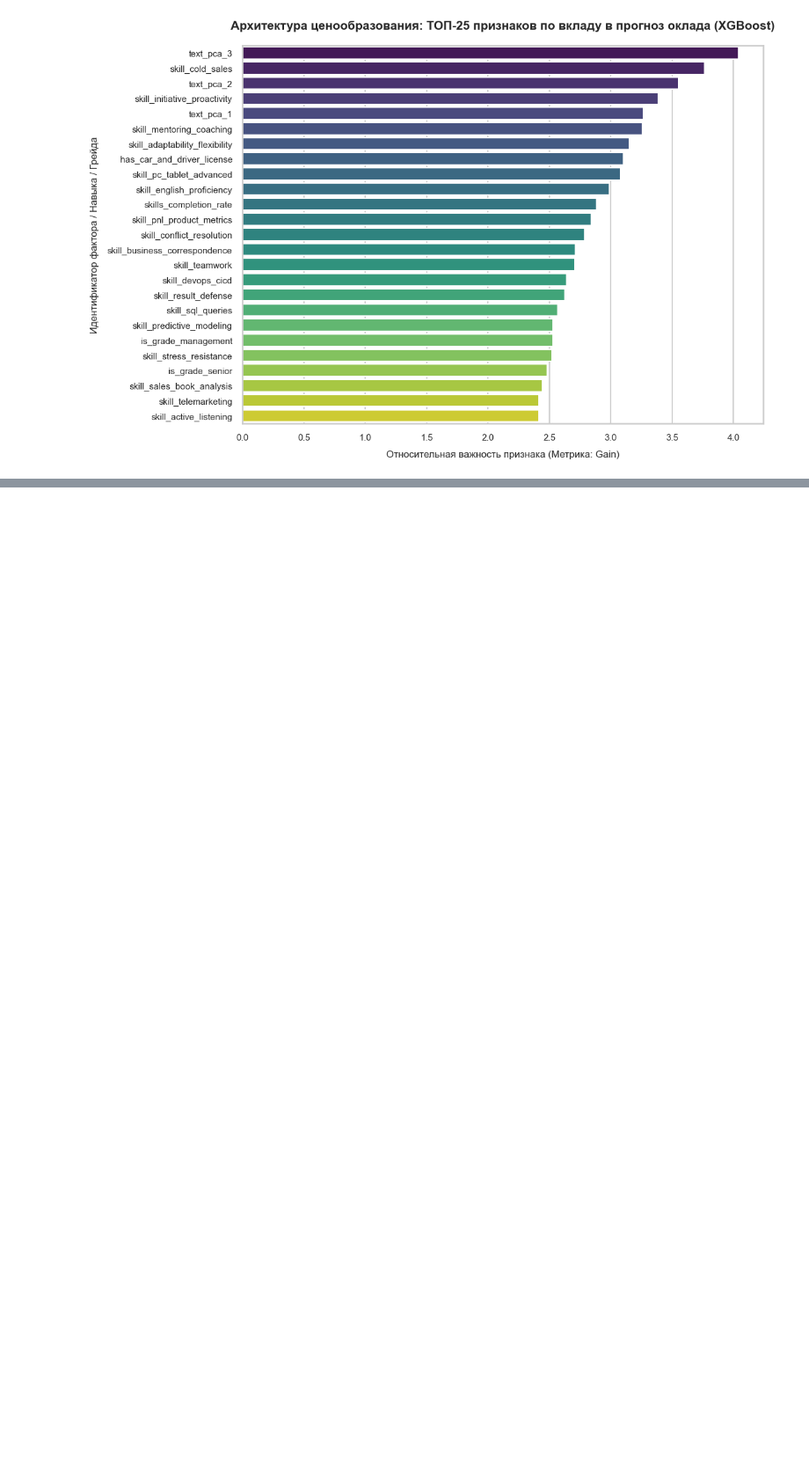
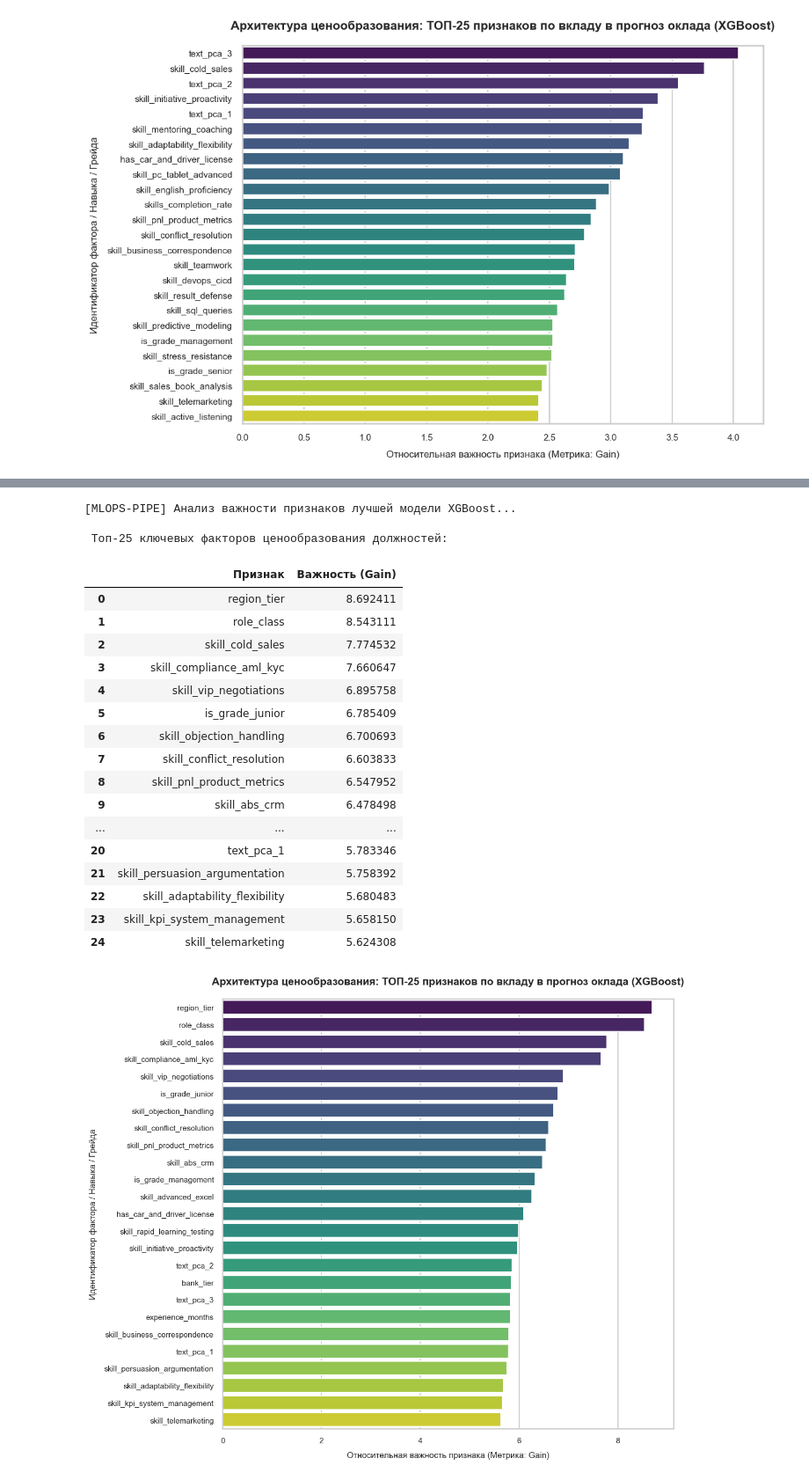
Before and after one commit to stason1991/My-First-Data-Project, a Jupyter notebook: notebooks/ml_notebook_lr_xgboost_mfdp_part7.ipynb, the cells around one changed output, grey strips where cells are left out. Shown at 88% size. Saved outputs shown, nothing was run; the diff lists cells and outputs as text; code cells hidden in the pictures; blank space fills up the shorter version.

```diff
--- a/notebooks/ml_notebook_lr_xgboost_mfdp_part7.ipynb
+++ b/notebooks/ml_notebook_lr_xgboost_mfdp_part7.ipynb
@@ -1909,0 +2905,73 @@ plt.show()
+# %%
+print("[MLOPS-PIPE] Анализ важности признаков лучшей модели XGBoost...")
+
+# 1. Извлекаем веса важности (Gain — вклад признака в разделение узлов)
+# Используем финальную модель xgb_production_final, обученную на 100% данных
+importance_type = 'gain'
+importance_scores = xgb_production_final.get_booster().get_score(importance_type=importance_type)
+
+# 2. Сопоставляем с именами колонок из правильной матрицы X_boost_clean
+feature_names = X_boost_clean.columns
+importance_data = []
+
+for col_name in feature_names:
+    # Если признак не участвовал в сплитах, его вес равен 0
+    score = importance_scores.get(col_name, 0.0)
+    importance_data.append({"Признак": col_name, "Важность (Gain)": score})
+
+df_importance = pd.DataFrame(importance_data)
+df_importance = df_importance.sort_values(by="Важность (Gain)", ascending=False).reset_index(drop=True)
+
+# 3. Отбираем Топ-25 ключевых признаков для анализа
+df_top_25 = df_importance.head(25).copy()
+
+print("\n Топ-25 ключевых факторов ценообразования должностей:")
+display(df_top_25)
+
+# --- Построение графика ---
+plt.figure(figsize=(12, 10))
+sns.set_theme(style="whitegrid", context="talk")
+
+# Исправлено: передаем df_top_25 вместо df_top_15
+sns.barplot(
+    data=df_top_25,
+    x='Важность (Gain)',
+    y='Признак',
+    palette='viridis',
+    hue='Признак',
+    legend=False
+)
+
+# Исправлено динамическое отображение количества признаков в заголовке
+actual_count = len(df_top_25)
+plt.title(f'Архитектура ценообразования: ТОП-{actual_count} признаков по вкладу в прогноз оклада (XGBoost)',
+          fontsize=15, fontweight='bold', pad=20)
+plt.xlabel('Относительная важность признака (Метрика: Gain)', fontsize=12, labelpad=10)
+plt.ylabel('Идентификатор фактора / Навыка / Грейда', fontsize=12, labelpad=10)
+
+plt.xticks(fontsize=11)
+plt.yticks(fontsize=11)
+plt.tight_layout()
+plt.show()
+# %% [output]
+[MLOPS-PIPE] Анализ важности признаков лучшей модели XGBoost...
+
+ Топ-25 ключевых факторов ценообразования должностей:
+|  | Признак | Важность (Gain) |
+| 0 | region_tier | 8.692411 |
+| 1 | role_class | 8.543111 |
+| 2 | skill_cold_sales | 7.774532 |
+| 3 | skill_compliance_aml_kyc | 7.660647 |
+| 4 | skill_vip_negotiations | 6.895758 |
+| 5 | is_grade_junior | 6.785409 |
+| 6 | skill_objection_handling | 6.700693 |
+| 7 | skill_conflict_resolution | 6.603833 |
+| 8 | skill_pnl_product_metrics | 6.547952 |
+| 9 | skill_abs_crm | 6.478498 |
+| ... | ... | ... |
+| 20 | text_pca_1 | 5.783346 |
+| 21 | skill_persuasion_argumentation | 5.758392 |
+| 22 | skill_adaptability_flexibility | 5.680483 |
+| 23 | skill_kpi_system_management | 5.658150 |
+| 24 | skill_telemarketing | 5.624308 |
+[figure, added]
```
Also changed, not shown: parts of 11 cells of this notebook, 27 other files.
